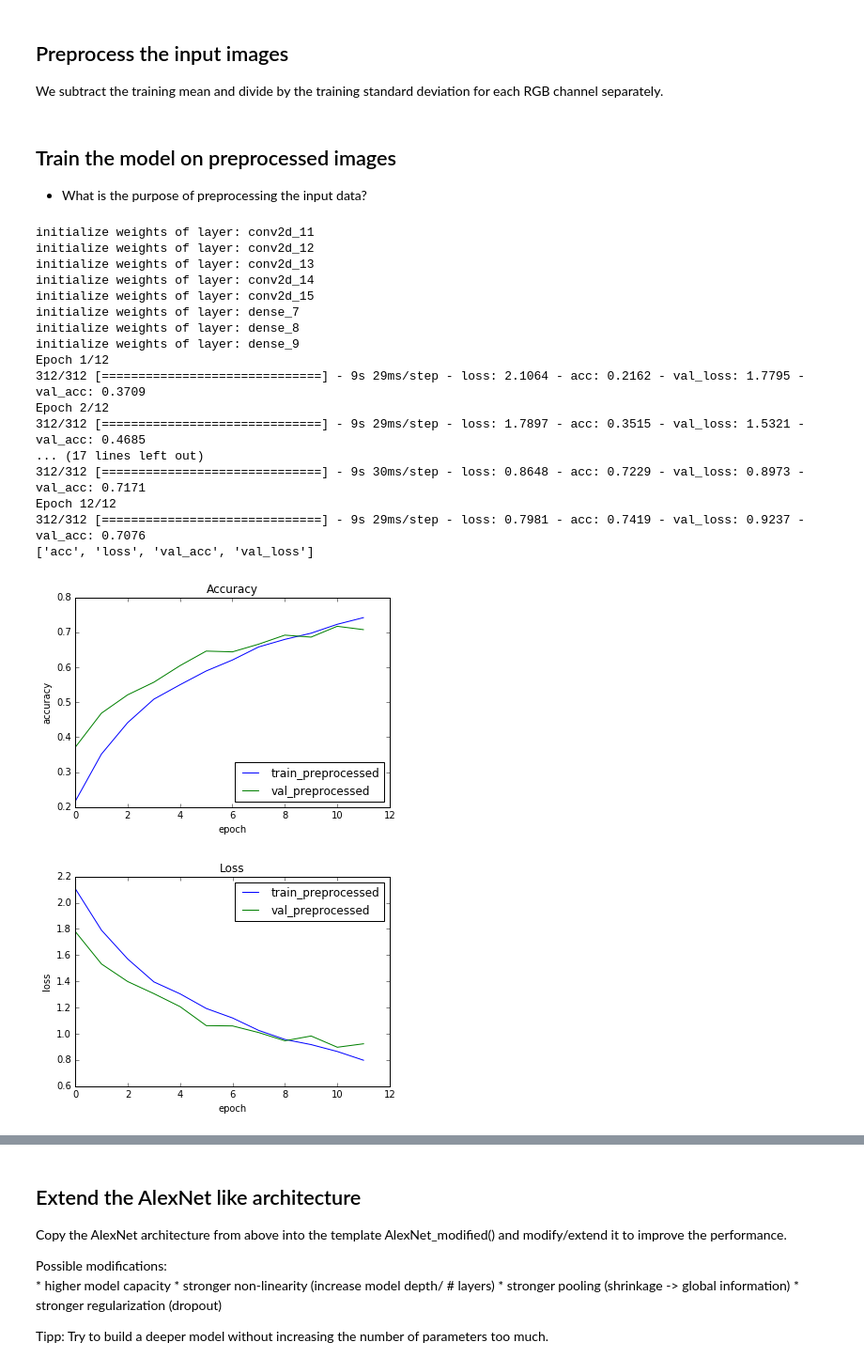
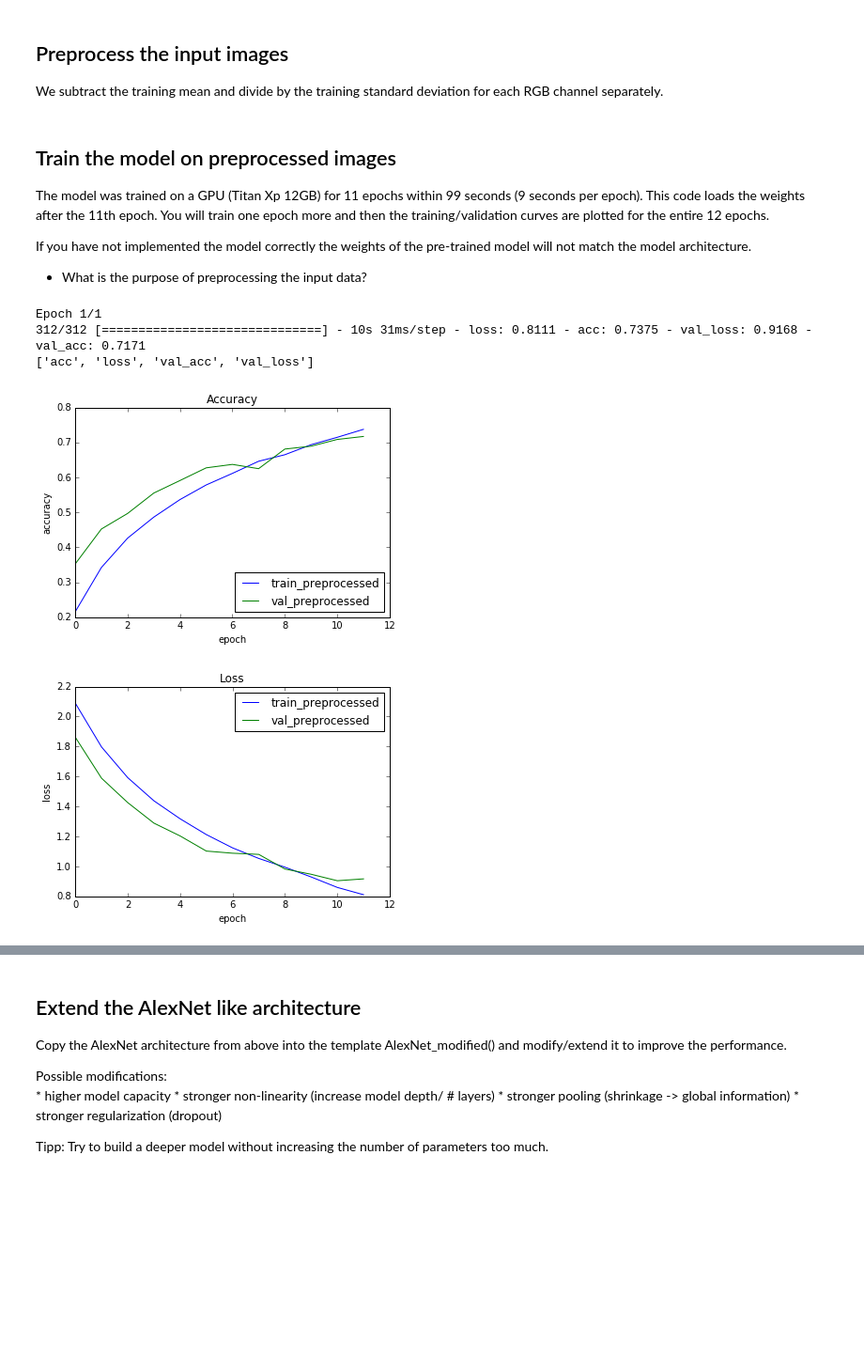
Before and after one commit to langnico/DL_tutorial, a Jupyter notebook: CNN_tutorial_solution.ipynb, the cells around one changed output, grey strips where cells are left out. Shown at 94% size. Cells and saved outputs as stored; diff of their text form; code cells hidden in the pictures; blank space fills up the shorter version.

```diff
--- a/CNN_tutorial_solution.ipynb
+++ b/CNN_tutorial_solution.ipynb
@@ -304,11 +314,16 @@ We stop training after 3 epochs...
 # %%
-nb_epoch = 4 # 4
+nb_epoch = 1 # 4
 model=AlexNet()
 opt = Adam(lr=base_learning_rate, beta_1=0.9, beta_2=0.999, epsilon=None, decay=0.0, amsgrad=False)
+
+# load the model weights from epoch 11
+weights_path = 'model_weights/alexnet_original_epoch11.h5'
+model.load_weights(filepath=weights_path, by_name=False, skip_mismatch=False)
+
 model.compile(optimizer=opt, loss='categorical_crossentropy', metrics=['accuracy'])
 
-# re-initialize weights of the model before training again
-initialize_weights(model)
+# re-initialize weights of the model to train from scratch
+#initialize_weights(model)
 
 history_original = model.fit_generator(
         generator(features=X_train, labels=Y_train, batch_size=batch_size, patch_size=img_cols, channels=channels,
@@ -318,5 +333,12 @@ history_original = model.fit_generator(
                                   channels=channels, nb_classes=nb_classes),
         validation_steps=validation_steps)
 
+# merge history until epoch_11 with additional epoch
+history_epoch11 = {'acc': [0.11380709134615384, 0.13599258814102563, 0.19721554487179488, 0.2645983573717949, 0.328700921474359, 0.3811848958333333, 0.4226262019230769, 0.4607121394230769, 0.49291366185897434, 0.5213842147435898, 0.5494791666666666], 'loss': [2.864764799674352, 2.2487578705335274, 2.1015444237452288, 1.962251861890157, 1.823481919291692, 1.7024982212445674, 1.604735214358721, 1.525293638690924, 1.4359341340187268, 1.3694841491106229, 1.3113467792669933], 'val_acc': [0.17057291666666666, 0.23537660256410256, 0.34825721153846156, 0.4004407051282051, 0.43569711538461536, 0.4668469551282051, 0.49328926282051283, 0.5360576923076923, 0.5328525641025641, 0.5571915064102564, 0.5865384615384616], 'val_loss': [2.271790779553927, 2.125739351297036, 1.9180474495276427, 1.7726084635807917, 1.6616307405325084, 1.5195633050722954, 1.476634464202783, 1.3749462304971156, 1.3630957527038379, 1.3458387286235125, 1.2366121120941944]}
+for key in history_original.history.keys():
+    history_original.history[key] = history_epoch11[key] + history_original.history[key]
+
 plot_train_val_accuracy_and_loss(history_original, legend_suffix='original')
+
+# model.save_weights('model_weights/alexnet_original_epoch11.h5')
 # %% [output]
@@ -429,51 +437,54 @@ X_test_prepro = normalize_images_per_channel(images=X_test, mean_train=MEAN_trai
                                              out_dtype='float32')
 X_val_prepro = normalize_images_per_channel(images=X_val, mean_train=MEAN_train, std_train=STD_train,
                                             out_dtype='float32')
-# %% [markdown]
-## Train the model on preprocessed images
-
-* What is the purpose of preprocessing the input data?
+# %% [markdown]
+## Train the model on preprocessed images
+
+The model was trained on a GPU (Titan Xp 12GB) for 11 epochs within 99 seconds (9 seconds per epoch). This code loads the weights after the 11th epoch. You will train one epoch more and then the training/validation curves are plotted for the entire 12 epochs.
+
+If you have not implemented the model correctly the weights of the pre-trained model will not match the model architecture.
+
+* What is the purpose of preprocessing the input data?
 # %%
-# Train the model again with preprocessed images
-
-nb_epoch = 12 # 12
+# Train the model with preprocessed images
+import time
+nb_epoch = 1
 
 model=AlexNet()
 opt = Adam(lr=base_learning_rate, beta_1=0.9, beta_2=0.999, epsilon=None, decay=0.0, amsgrad=False)
+
+# load the model weights from epoch 11
+weights_path = 'model_weights/alexnet_prepro_epoch11.h5'
+model.load_weights(filepath=weights_path, by_name=False, skip_mismatch=False)
+
 model.compile(optimizer=opt, loss='categorical_crossentropy', metrics=['accuracy'])
 
 # re-initialize the weights of the model to train again from scratch
-initialize_weights(model)
+# initialize_weights(model)
 
 history_preprocessed = model.fit_generator(
         generator=generator(features=X_train_prepro, labels=Y_train, batch_size=batch_size, patch_size=img_cols,
                             channels=channels, nb_classes=nb_classes),
         steps_per_epoch=batches_per_epoch, epochs=nb_epoch,
         validation_data=generator(features=X_val_prepro, labels=Y_val, batch_size=batch_size, patch_size=img_cols,
                                   channels=channels, nb_classes=nb_classes),
         validation_steps=validation_steps)
+end = time.time()
+
+# merge history until epoch_11 with additional epoch
+history_epoch11 = {'acc': [0.2156700721153846, 0.3423477564102564, 0.42630709134615385, 0.48645332532051283, 0.5366336137820513, 0.5784505208333334, 0.6115284455128205, 0.6462089342948718, 0.6648888221153846, 0.6934595352564102, 0.7147185496794872], 'loss': [2.089567707135127, 1.7973418403894474, 1.5924712048891263, 1.4378445916450941, 1.3178296906825824, 1.21250919959484, 1.1237694015487647, 1.0532857810075467, 0.9948647719545242, 0.929585806452311, 0.8595956252553524], 'val_acc': [0.3524639423076923, 0.4524238782051282, 0.49689503205128205, 0.5552884615384616, 0.5911458333333334, 0.6274038461538461, 0.6372195512820513, 0.625, 0.6810897435897436, 0.6893028846153846, 0.7086338141025641], 'val_loss': [1.8619595368703206, 1.5888427159725091, 1.4259456885166657, 1.2888002365063398, 1.2032615458353972, 1.1024081195012116, 1.0880448734148955, 1.0802756013014378, 0.982640591951517, 0.9475753979805188, 0.9044325435772921]}
+for key in history_preprocessed.history.keys():
+    history_preprocessed.history[key] = history_epoch11[key] + history_preprocessed.history[key]
 
 plot_train_val_accuracy_and_loss(history_preprocessed, legend_suffix='preprocessed')
+
+#model.save_weights('model_weights/alexnet_prepro_epoch11.h5')
 # %% [output]
-initialize weights of layer: conv2d_11
-initialize weights of layer: conv2d_12
-initialize weights of layer: conv2d_13
-initialize weights of layer: conv2d_14
-initialize weights of layer: conv2d_15
-initialize weights of layer: dense_7
-initialize weights of layer: dense_8
-initialize weights of layer: dense_9
-Epoch 1/12
-312/312 [==============================] - 9s 29ms/step - loss: 2.1064 - acc: 0.2162 - val_loss: 1.7795 - val_acc: 0.3709
-Epoch 2/12
-312/312 [==============================] - 9s 29ms/step - loss: 1.7897 - acc: 0.3515 - val_loss: 1.5321 - val_acc: 0.4685
-... (17 lines left out)
-312/312 [==============================] - 9s 30ms/step - loss: 0.8648 - acc: 0.7229 - val_loss: 0.8973 - val_acc: 0.7171
-Epoch 12/12
-312/312 [==============================] - 9s 29ms/step - loss: 0.7981 - acc: 0.7419 - val_loss: 0.9237 - val_acc: 0.7076
+Epoch 1/1
+312/312 [==============================] - 10s 31ms/step - loss: 0.8111 - acc: 0.7375 - val_loss: 0.9168 - val_acc: 0.7171
 ['acc', 'loss', 'val_acc', 'val_loss']
-[figure, old version]
+[figure, new version]
-[figure, old version]
+[figure, new version]
 # %%
 # Evaluate the model trained on preprocessed input data
 evaluation = model.evaluate(X_test_prepro, Y_test, batch_size=256, verbose=1)
```
Also changed, not shown: parts of 12 cells of this notebook, 1 other file.
